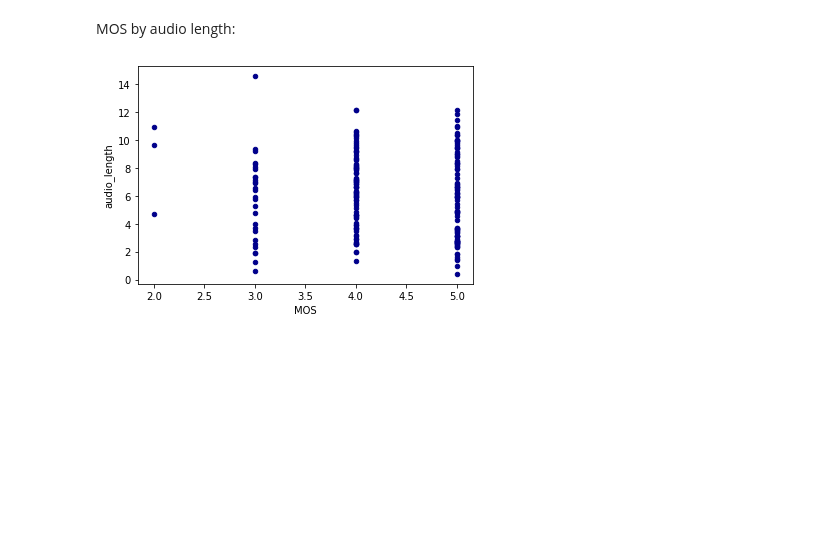
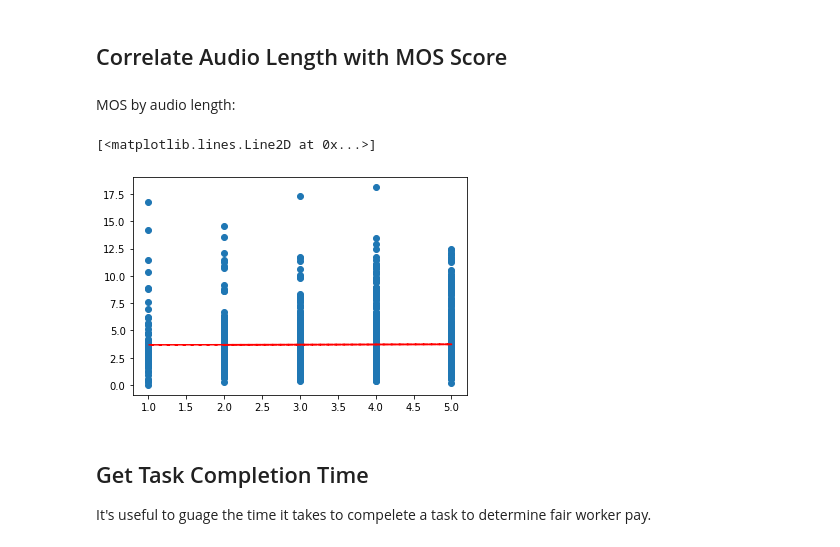
Before and after one commit to wellsaid-labs/tts-evaluation, a Jupyter notebook: notebooks/QA Datasets/Analyze MTurk MOS Scores.ipynb, the cells around one changed output. Saved outputs shown, nothing was run; the diff lists cells and outputs as text; code cells hidden in the pictures; blank space fills up the shorter version.

```diff
--- a/notebooks/QA Datasets/Analyze MTurk MOS Scores.ipynb
+++ b/notebooks/QA Datasets/Analyze MTurk MOS Scores.ipynb
@@ -90,20 +286,0 @@ Fastest completion times (in seconds):
-# %%
-def label_to_score(label):
-    """ Get the MOS score from the MOS label.
-    """
-    tokens = label.lower().split()
-    if 'excellent' in tokens:
-        return 5.0
-    elif 'good' in tokens:
-        return 4.0
-    elif 'fair' in tokens:
-        return 3.0
-    elif 'poor' in tokens:
-        return 2.0
-    elif 'bad' in tokens:
-        return 1.0
-    raise ValueError()
-
-data_frame['MOS'] = data_frame['Answer.audio-naturalness.label'].apply(label_to_score)
-display(Markdown('Mean opinion score:'))
-data_frame['MOS'].describe()
@@ -197,8 +286,0 @@ Worker MOS score distribution:
-# %%
-def audio_url_to_score(url):
-    filename = url.split('/')[-1]
-    return filename.split(',')[0]
-
-display(Markdown('Speaker MOS score distribution:'))
-data_frame['Speaker'] = data_frame['Input.audio_url'].apply(audio_url_to_score)
-data_frame.groupby('Speaker')['MOS'].describe().sort_values(by=['mean'])
@@ -220,14 +287,27 @@ Speaker MOS score distribution:
+# %% [markdown]
+## Correlate Audio Length with MOS Score
 # %%
 # NOTE: There may be a correlation of audio length to MOS score.
-# TODO: Plot `audio_length` on the x axis to better see the correlation.
+import matplotlib.pyplot as pyplot
+import numpy as np
+
 display(Markdown('MOS by audio length:'))
-data_frame.plot.scatter(x='MOS', y='audio_length', c='DarkBlue')
 
-import matplotlib.pyplot as plt
-plt.show()
+x = data_frame['MOS']
+y = data_frame['audio_length']
+pyplot.scatter(x, y)
+
+z = np.polyfit(x, y, 1)
+p = np.poly1d(z)
+pyplot.plot(x, p(x), "r--")
 # %% [output]
 MOS by audio length:
+[<matplotlib.lines.Line2D at 0x...>]
-[figure, old version]
+[figure, new version]
+# %% [markdown]
+## Get Task Completion Time
+
+It's useful to guage the time it takes to compelete a task to determine fair worker pay.
 # %%
 # NOTE: This may be useful for determining the time taken to complete a task.
 display(Markdown('Density of time taken to complete a task:'))
```
Also changed, not shown: parts of 28 cells of this notebook, 12 other files.
